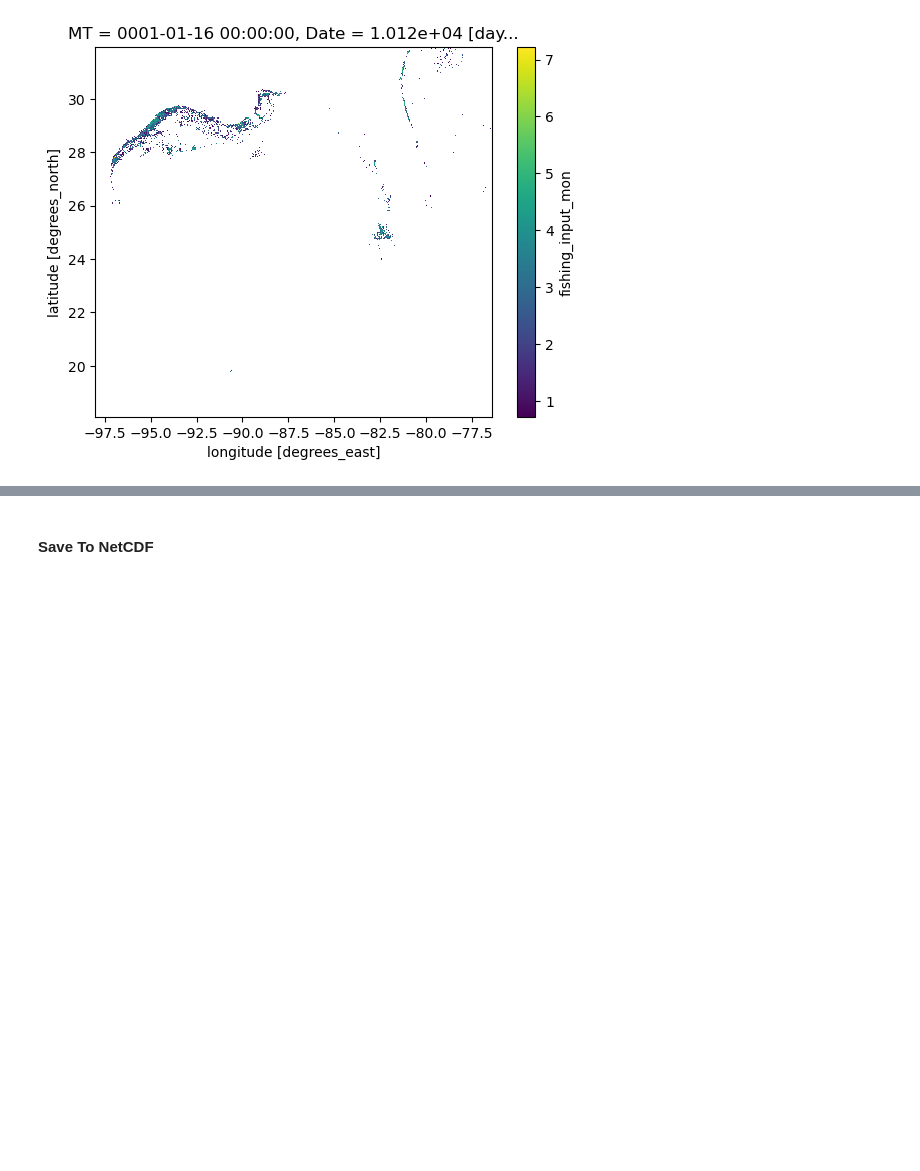
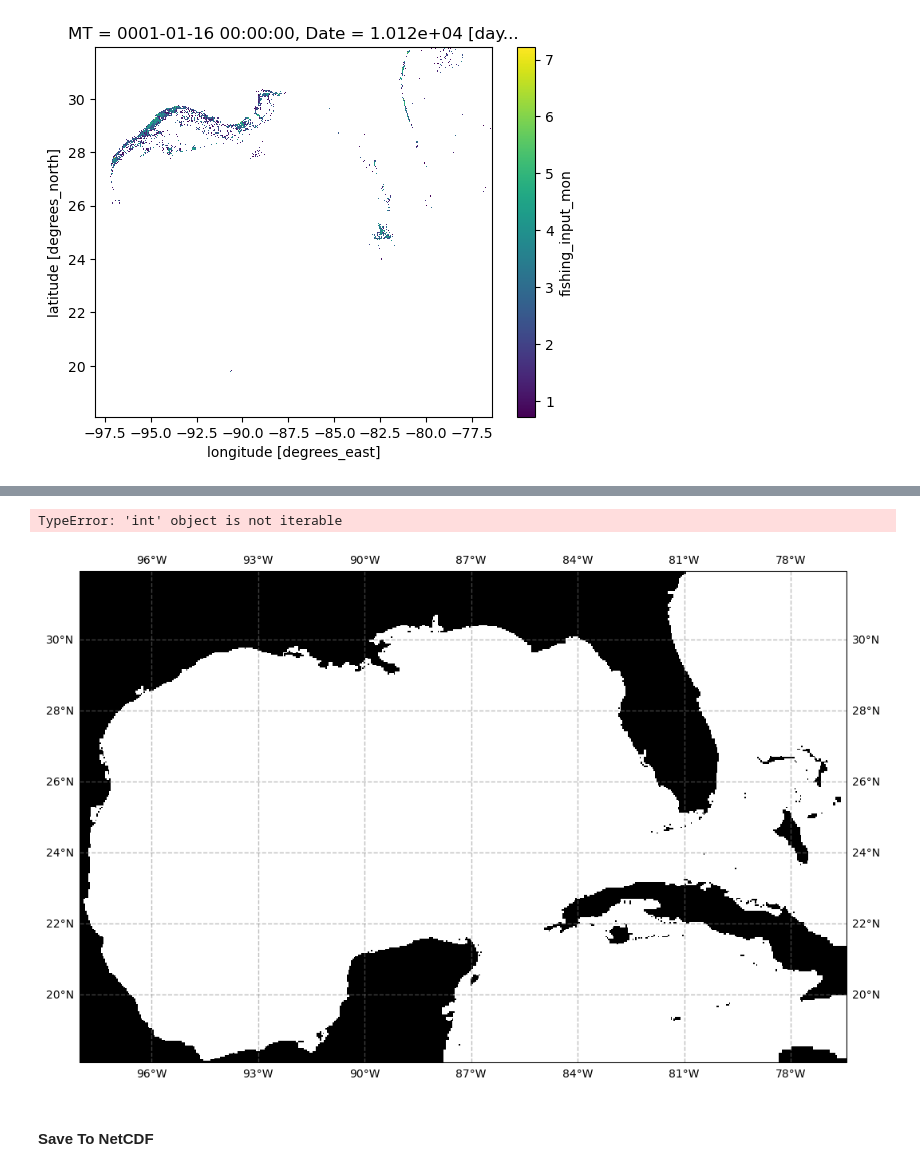
Before and after one commit to davidavzP/GOM_microplastics, a Jupyter notebook: gen_particleset.ipynb, the cells around one changed output, grey strips where cells are left out. Saved outputs shown, nothing was run; the diff lists cells and outputs as text; code cells hidden in the pictures; blank space fills up the shorter version.

```diff
--- a/gen_particleset.ipynb
+++ b/gen_particleset.ipynb
@@ -285,3 +395,34 @@ gom_masks = gom_masks.assign(ocean_id_mask = (('Latitude', 'Longitude'), ocean_i
+# %%
+#counts_nurdles  = df_all_nurdles.nurdle_ind.value_counts(sort = False)
+
+# ADD NURDLE INPUT TO NETCDF
+# final_nurdle_inds = df_all_nurdles.index
+# final_nurdle_count = df_all_nurdles['nurdle_count']
+
+# final_river_inds = df_all_rivers.index.values
+# final_river_kg = df_all_rivers['river_kg'].values
+
+# river_input = np.zeros((346, 540))
+# idx_river_lats = idx_coast_mask[0][final_river_inds]
+# idx_river_lons = idx_coast_mask[1][final_river_inds]
+# river_input[idx_river_lats, idx_river_lons] += final_river_kg
+
+X_land,Y_land = np.meshgrid(gom_masks.landmask['Latitude'],gom_masks.landmask['Longitude'],  indexing='ij')
+
+fig = plt.figure(figsize=(32,8))
+ax = plt.axes(projection=ccrs.PlateCarree())
+ax.gridlines(crs=ccrs.PlateCarree(), draw_labels=True,
+                  linewidth=1, color='gray', alpha=0.5, linestyle='--')
+#ax.coastlines(resolution='50m')
+ax.pcolormesh(Y_land, X_land, gom_masks.landmask,cmap='Greys')
+
+_, nurdle_inds = zip(*df_all_nurdles.index)
+nurdle_lats, nurdle_lons = coast_cells[0][list(nurdle_inds)], coast_cells[1][list(nurdle_inds)]
+ax.scatter(nurdle_lons, nurdle_lats, s = final_nurdle_count/100, alpha = 0.5)
+# _ = ax.plot(test['lon'].T, test['lat'].T, linewidth=1, zorder=1)
+# %% [output]
+TypeError: 'int' object is not iterable
+[figure, added]
 # %% [markdown]
 #### Save To NetCDF
 # %%
```
Also changed, not shown: parts of 11 cells of this notebook, 1 other file.
